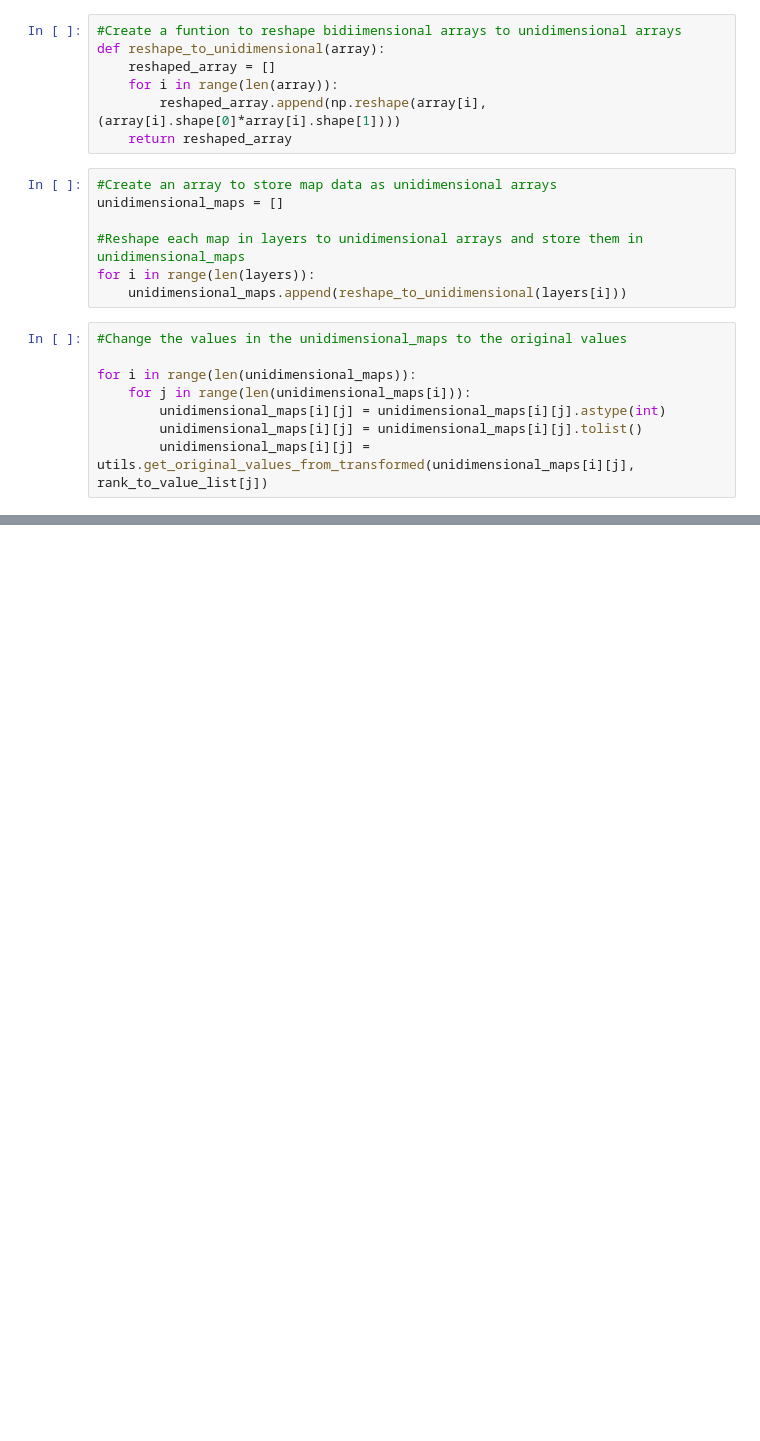
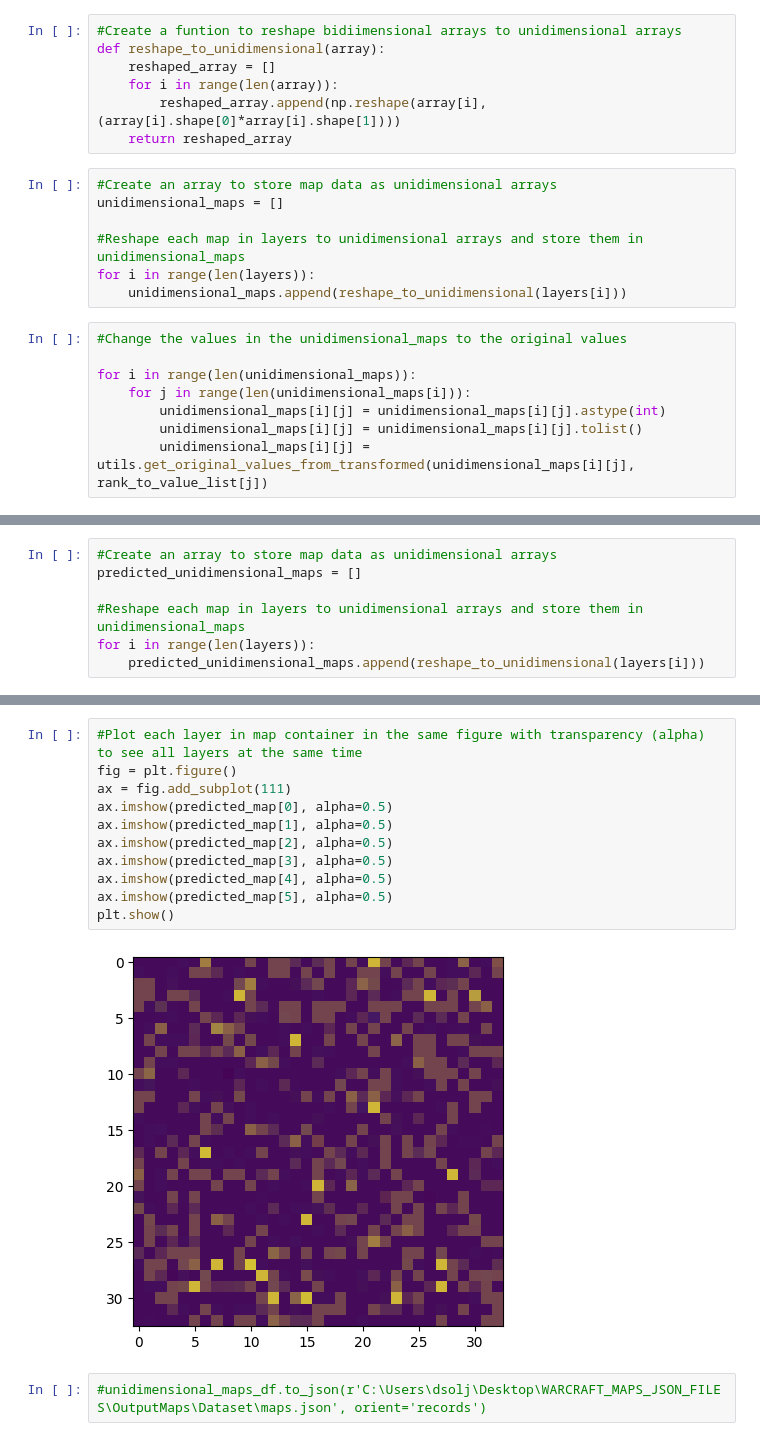
Before and after one commit to ClaudixoPG/DSI_PCG_War3MapGeneratorAutoencoder, a Jupyter notebook: Proyecto/AutoEncoder.ipynb, the cells around one changed output, grey strips where cells are left out. Cells and saved outputs as stored; diff of their text form; blank space fills up the shorter version.

```diff
--- a/Proyecto/AutoEncoder.ipynb
+++ b/Proyecto/AutoEncoder.ipynb
@@ -623,0 +799,7 @@ unidimensional_maps_df.to_json(r'C:\Users\dsolj\Desktop\WARCRAFT_MAPS_JSON_FILES
+# %%
+#Create an array to store map data as unidimensional arrays
+predicted_unidimensional_maps = []
+
+#Reshape each map in layers to unidimensional arrays and store them in unidimensional_maps
+for i in range(len(layers)):
+    predicted_unidimensional_maps.append(reshape_to_unidimensional(layers[i]))
@@ -623,0 +851,15 @@ unidimensional_maps_df.to_json(r'C:\Users\dsolj\Desktop\WARCRAFT_MAPS_JSON_FILES
+# %%
+#Plot each layer in map container in the same figure with transparency (alpha) to see all layers at the same time
+fig = plt.figure()
+ax = fig.add_subplot(111)
+ax.imshow(predicted_map[0], alpha=0.5)
+ax.imshow(predicted_map[1], alpha=0.5)
+ax.imshow(predicted_map[2], alpha=0.5)
+ax.imshow(predicted_map[3], alpha=0.5)
+ax.imshow(predicted_map[4], alpha=0.5)
+ax.imshow(predicted_map[5], alpha=0.5)
+plt.show()
+# %% [output]
+[figure, added]
+# %%
+#unidimensional_maps_df.to_json(r'C:\Users\dsolj\Desktop\WARCRAFT_MAPS_JSON_FILES\OutputMaps\Dataset\maps.json', orient='records')
```
Also changed, not shown: parts of 43 cells of this notebook.
